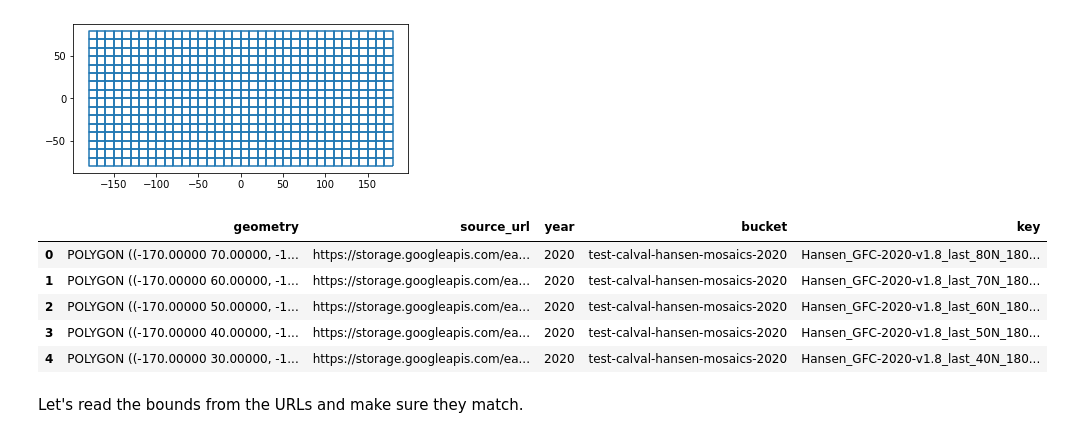
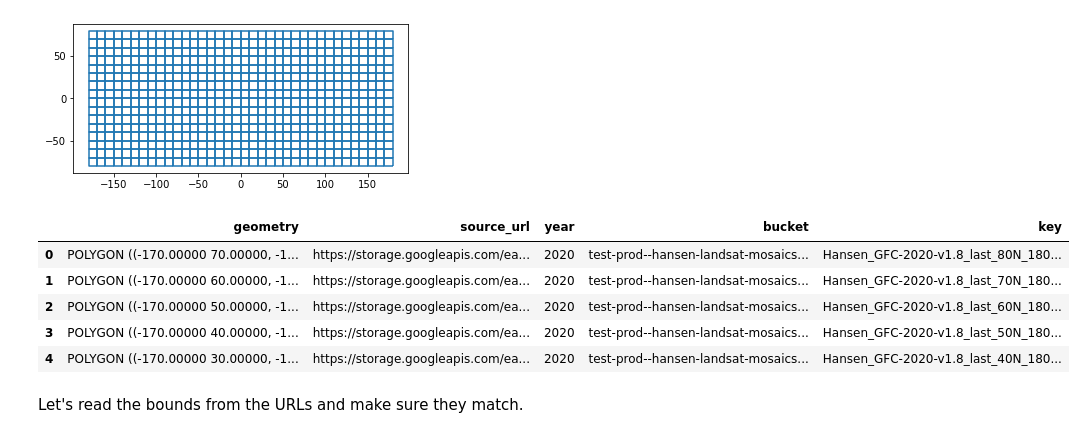
Before and after one commit to OPERA-Cal-Val/cal-val-example, a Jupyter notebook: datasets/0_Organize_Hansen_Landsat_Mosaics.ipynb, the cells around one changed output. Saved outputs shown, nothing was run; the diff lists cells and outputs as text; code cells hidden in the pictures.

```diff
--- a/datasets/0_Organize_Hansen_Landsat_Mosaics.ipynb
+++ b/datasets/0_Organize_Hansen_Landsat_Mosaics.ipynb
@@ -47,17 +47,17 @@ def url_generator(corner: tuple,
 # %%
 df_hansen_tiles['source_url'] = list(map(url_generator, ul_corners))
 df_hansen_tiles['year'] = 2020
-df_hansen_tiles['bucket'] = 'test-calval-hansen-mosaics-2020'
+df_hansen_tiles['bucket'] = 'test-prod--hansen-landsat-mosaics-2020'
 df_hansen_tiles['key'] = df_hansen_tiles.source_url.map(lambda x: x.split('/')[-1])
 
 df_hansen_tiles.head()
 # %% [output]
 |  | geometry | source_url | year | bucket | key |
-| 0 | POLYGON ((-170.00000 70.00000, -1... | https://storage.googleapis.com/ea... | 2020 | test-calval-hansen-mosaics-2020 | Hansen_GFC-2020-v1.8_last_80N_180... |
-| 1 | POLYGON ((-170.00000 60.00000, -1... | https://storage.googleapis.com/ea... | 2020 | test-calval-hansen-mosaics-2020 | Hansen_GFC-2020-v1.8_last_70N_180... |
-| 2 | POLYGON ((-170.00000 50.00000, -1... | https://storage.googleapis.com/ea... | 2020 | test-calval-hansen-mosaics-2020 | Hansen_GFC-2020-v1.8_last_60N_180... |
-| 3 | POLYGON ((-170.00000 40.00000, -1... | https://storage.googleapis.com/ea... | 2020 | test-calval-hansen-mosaics-2020 | Hansen_GFC-2020-v1.8_last_50N_180... |
-| 4 | POLYGON ((-170.00000 30.00000, -1... | https://storage.googleapis.com/ea... | 2020 | test-calval-hansen-mosaics-2020 | Hansen_GFC-2020-v1.8_last_40N_180... |
+| 0 | POLYGON ((-170.00000 70.00000, -1... | https://storage.googleapis.com/ea... | 2020 | test-prod--hansen-landsat-mosaics... | Hansen_GFC-2020-v1.8_last_80N_180... |
+| 1 | POLYGON ((-170.00000 60.00000, -1... | https://storage.googleapis.com/ea... | 2020 | test-prod--hansen-landsat-mosaics... | Hansen_GFC-2020-v1.8_last_70N_180... |
+| 2 | POLYGON ((-170.00000 50.00000, -1... | https://storage.googleapis.com/ea... | 2020 | test-prod--hansen-landsat-mosaics... | Hansen_GFC-2020-v1.8_last_60N_180... |
+| 3 | POLYGON ((-170.00000 40.00000, -1... | https://storage.googleapis.com/ea... | 2020 | test-prod--hansen-landsat-mosaics... | Hansen_GFC-2020-v1.8_last_50N_180... |
+| 4 | POLYGON ((-170.00000 30.00000, -1... | https://storage.googleapis.com/ea... | 2020 | test-prod--hansen-landsat-mosaics... | Hansen_GFC-2020-v1.8_last_40N_180... |
 # %% [markdown]
 Let's read the bounds from the URLs and make sure they match.
 # %%
```
Also changed, not shown: parts of 11 cells of this notebook, 6 other files.
